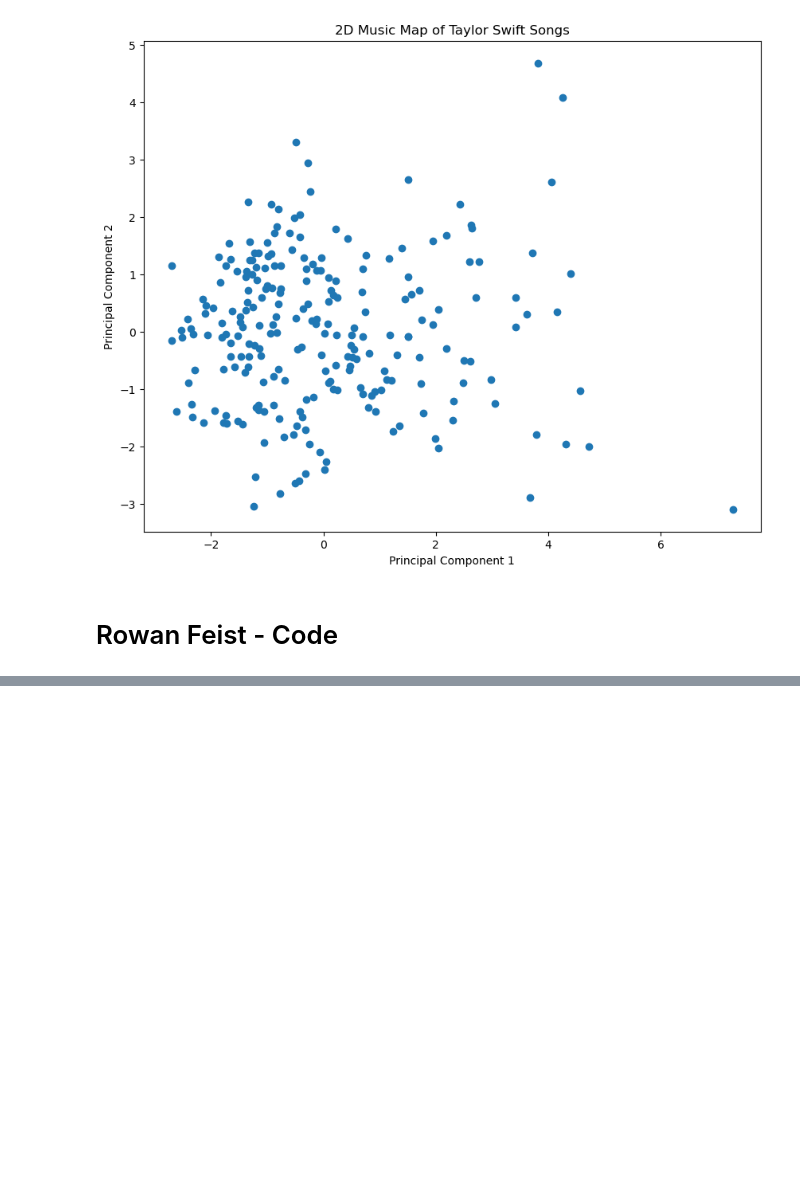
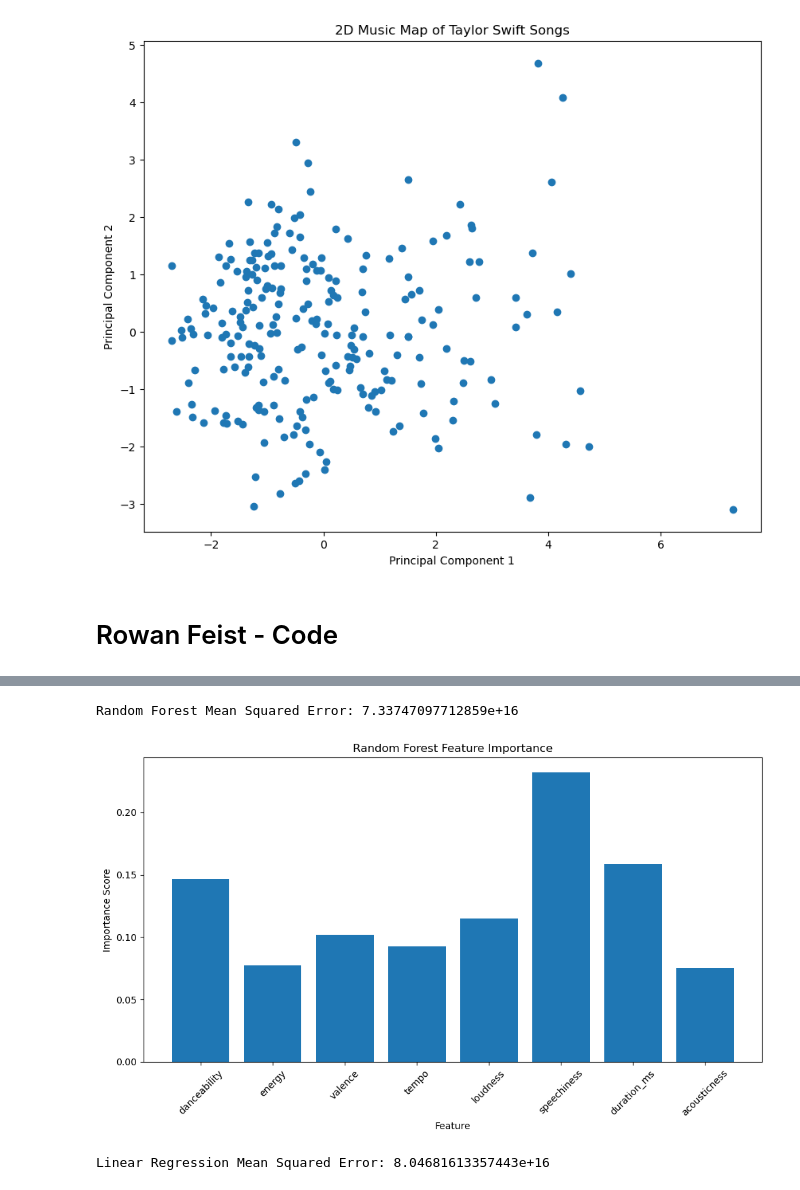
Before and after one commit to RFEIST83/Group-4---Project-4, a Jupyter notebook: Taylor_Swift_Code.ipynb, the cells around one changed output, grey strips where cells are left out. Drawn from its saved outputs; the diff is of its cells as text; code cells hidden in the pictures; blank space fills up the shorter version.

```diff
--- a/Taylor_Swift_Code.ipynb
+++ b/Taylor_Swift_Code.ipynb
@@ -686,0 +654,29 @@ normalized_scores_df.to_csv('normalized_similarity_scores.csv', index=False)
+# %%
+data = pd.DataFrame(data, columns=['danceability', 'energy', 'valence', 'tempo', 'loudness', 'speechiness', 'duration_ms', 'acousticness', 'popularity', 'total_streams', 'song_name'])
+
+X = data[['danceability', 'energy', 'valence', 'tempo', 'loudness', 'speechiness', 'duration_ms', 'acousticness']]
+y = data['total_streams']
+
+X_train, X_test, y_train, y_test = train_test_split(X, y, test_size=0.2, random_state=42)
+
+model_rf = RandomForestRegressor(random_state=42)
+model_rf.fit(X_train, y_train)
+
+y_pred_rf = model_rf.predict(X_test)
+rf_mse = mean_squared_error(y_test, y_pred_rf)
+print("Random Forest Mean Squared Error:", rf_mse)
+
+feature_importance_scores = model_rf.feature_importances_
+
+plt.figure(figsize=(10, 6))
+plt.bar(X.columns, feature_importance_scores)
+plt.xlabel('Feature')
+plt.ylabel('Importance Score')
+plt.title('Random Forest Feature Importance')
+plt.xticks(rotation=45)
+plt.tight_layout()
+plt.show()
+# %% [output]
+Random Forest Mean Squared Error: 7.33747097712859e+16
+[figure, added]
+Linear Regression Mean Squared Error: 8.04681613357443e+16
```
Also changed, not shown: parts of 7 cells of this notebook.
